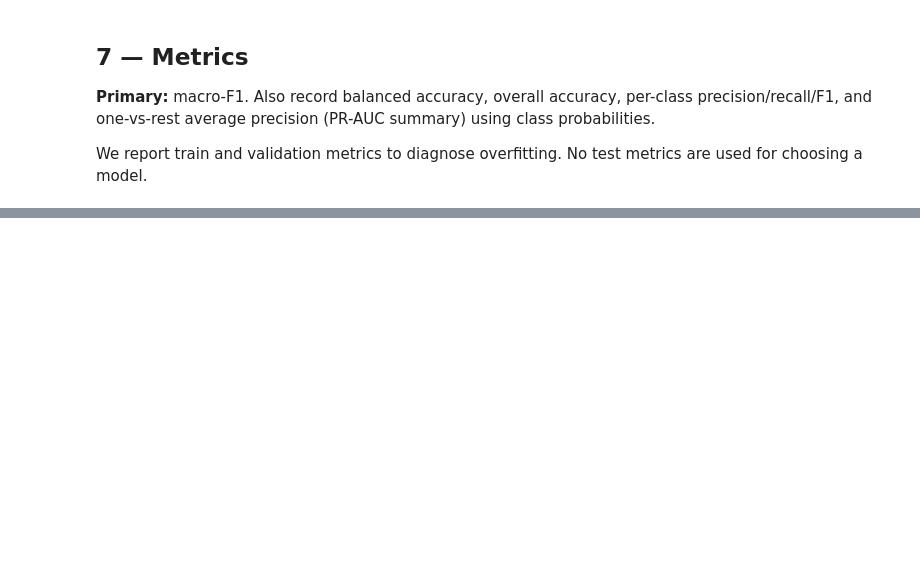
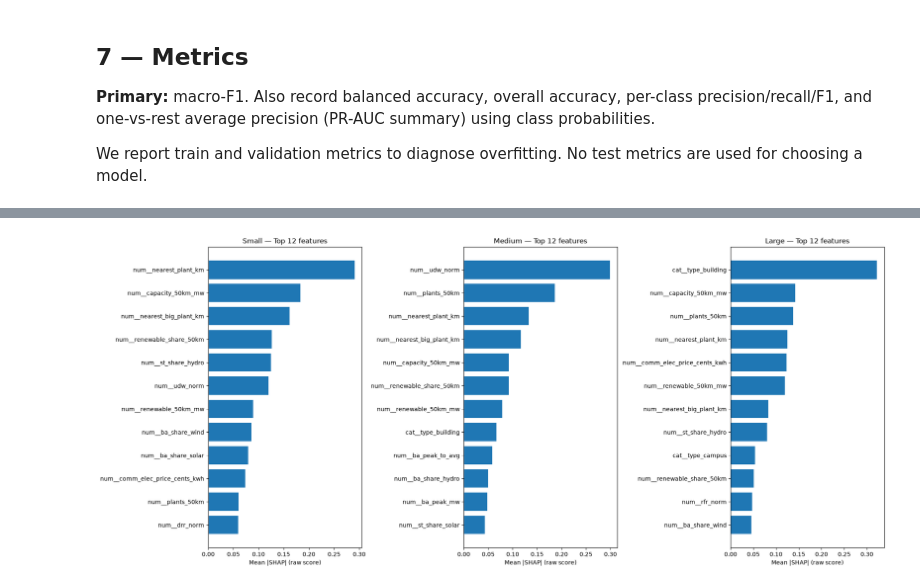
Before and after one commit to acm-research-f26/ATLAS, a Jupyter notebook: ATLAS_tabular_baselines.ipynb, the cells around one changed output, grey strips where cells are left out. Drawn from its saved outputs; the diff is of its cells as text; code cells hidden in the pictures; blank space fills up the shorter version.

```diff
--- a/ATLAS_tabular_baselines.ipynb
+++ b/ATLAS_tabular_baselines.ipynb
@@ -235,0 +594,12 @@ def make_model(kind, features):
+# %%
+feature_names = preprocessor.get_feature_names_out()
+
+print("Transformed feature names:")
+for i, name in enumerate(feature_names, start=1):
+    print(f"{i:02d}. {name}")
+
+print("\nMissingness indicators:")
+print([
+    name for name in feature_names
+    if "missingindicator" in name.lower()
+])
@@ -1095,0 +2618,77 @@ Final evaluation artifacts saved.
+# %%
+
+import numpy as np
+import pandas as pd
+import matplotlib.pyplot as plt
+
+# Mean absolute SHAP contribution for every feature and class.
+mean_abs_shap = np.abs(shap_values.values).mean(axis=0)
+
+shap_importance_df = pd.DataFrame(
+    mean_abs_shap,
+    index=X_shap_sample.columns,
+    columns=CLASS_NAMES
+)
+
+# Assign features to their original dataset.
+def shap_feature_source(feature):
+    if feature.startswith("cat__"):
+        return "IM3"
+    if feature.replace("num__", "").replace(
+        "missingindicator_", ""
+    ) in WRI_ALL:
+        return "WRI"
+    return "EIA"
+
+shap_importance_df["source"] = [
+    shap_feature_source(f)
+    for f in shap_importance_df.index
+]
+
+fig, axes = plt.subplots(
+    1, 3, figsize=(19, 8),
+    constrained_layout=True
+)
+
+for idx, class_name in enumerate(CLASS_NAMES):
+    top_features = (
+        shap_importance_df
+        .sort_values(class_name, ascending=False)
+        .head(12)
+        .sort_values(class_name)
+    )
+
+    axes[idx].barh(
+        top_features.index,
+        top_features[class_name]
+    )
+
+    axes[idx].set_title(f"{class_name} — Top 12 features")
+    axes[idx].set_xlabel("Mean |SHAP| (raw score)")
+
+plt.show()
+
+print("SHAP importance by dataset source:")
+
+source_shap_importance = (
+    shap_importance_df
+    .groupby("source")[CLASS_NAMES]
+    .sum()
+)
+
+display(source_shap_importance.round(4))
+
+print("\nTop 10 features per class:")
+
+for class_name in CLASS_NAMES:
+    print(f"\n{class_name}:")
+    display(
+        shap_importance_df[
+            [class_name, "source"]
+        ]
+        .sort_values(class_name, ascending=False)
+        .head(10)
+        .round(4)
+    )
+# %% [output]
+[figure, added]
```
Also changed, not shown: parts of 194 cells of this notebook.
